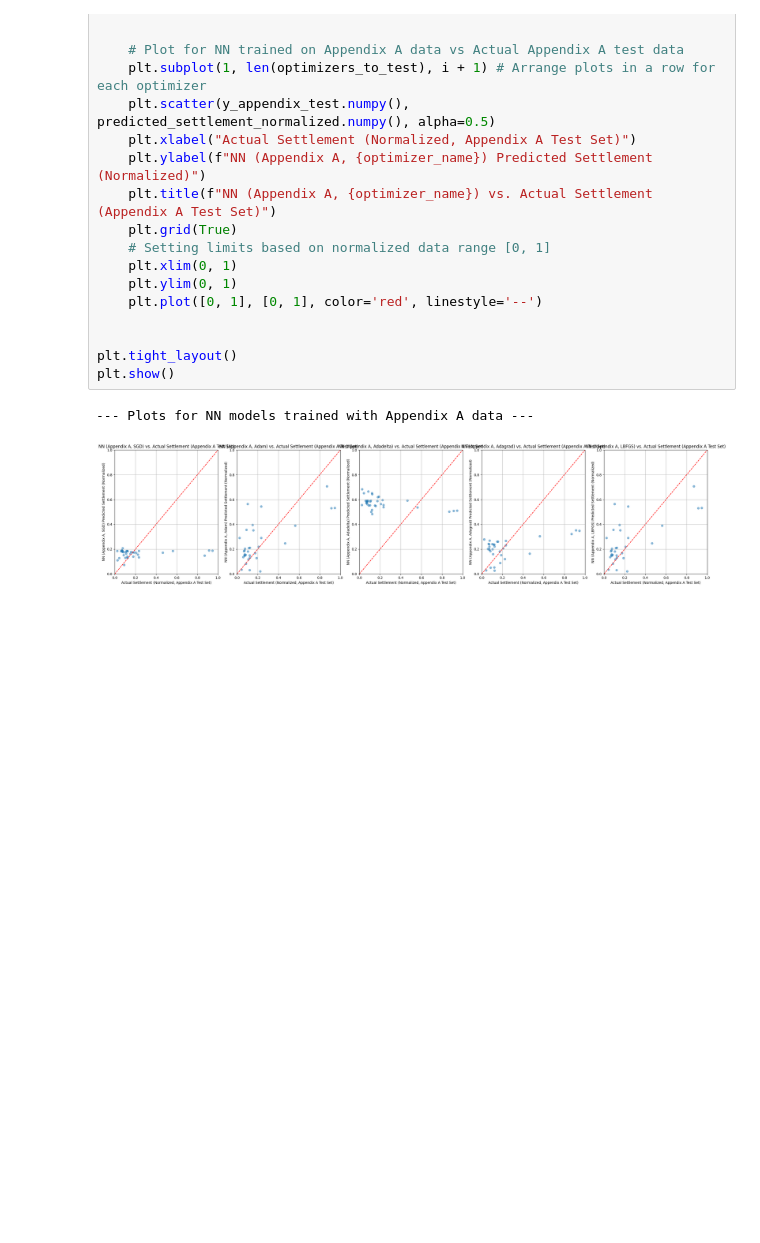
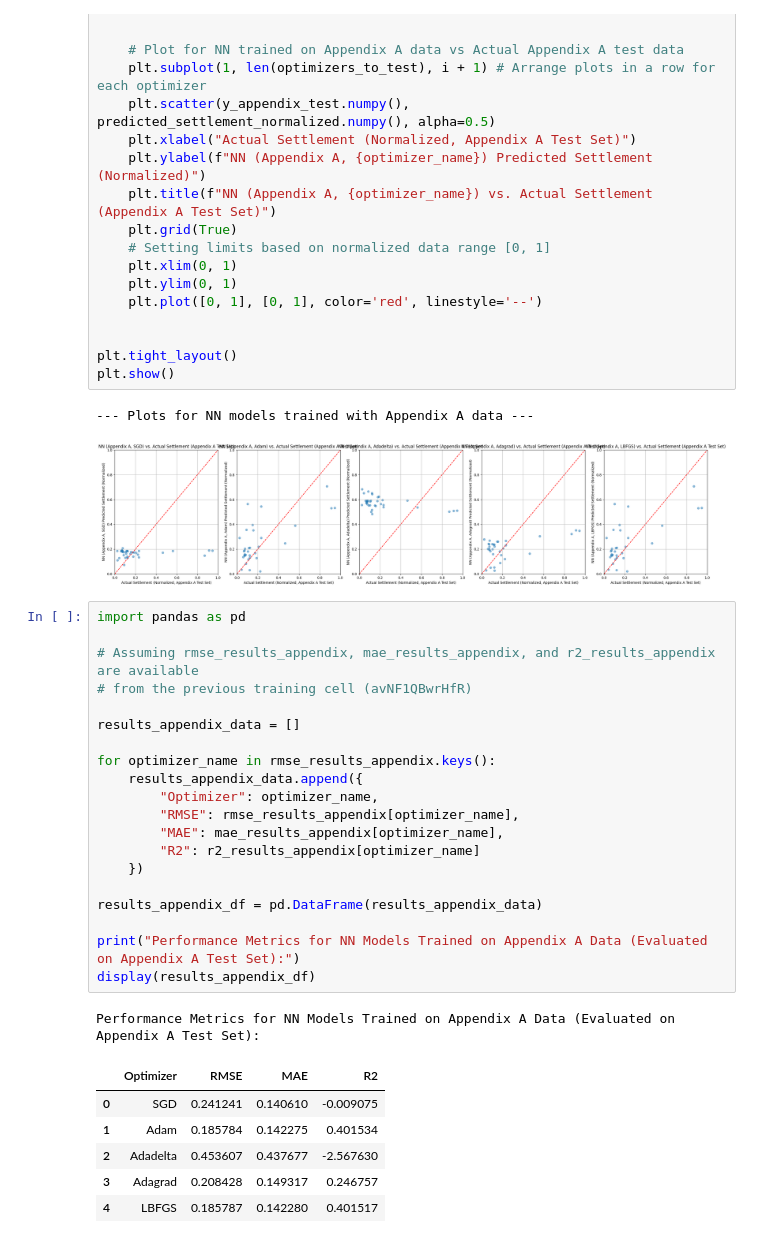
Before and after one commit to kdwilli/sandy-settlement, a Jupyter notebook: Implementation_Project.ipynb, the cells around one changed output. Cells and saved outputs as stored; diff of their text form; blank space fills up the shorter version.

Commit message:
includes metrics for appendix A data

```diff
--- a/Implementation_Project.ipynb
+++ b/Implementation_Project.ipynb
@@ -1031,3 +1031,31 @@ plt.show()
 # %% [output]
 --- Plots for NN models trained with Appendix A data ---
 [figure]
+# %%
+import pandas as pd
+
+# Assuming rmse_results_appendix, mae_results_appendix, and r2_results_appendix are available
+# from the previous training cell (avNF1QBwrHfR)
+
+results_appendix_data = []
+
+for optimizer_name in rmse_results_appendix.keys():
+    results_appendix_data.append({
+        "Optimizer": optimizer_name,
+        "RMSE": rmse_results_appendix[optimizer_name],
+        "MAE": mae_results_appendix[optimizer_name],
+        "R2": r2_results_appendix[optimizer_name]
+    })
+
+results_appendix_df = pd.DataFrame(results_appendix_data)
+
+print("Performance Metrics for NN Models Trained on Appendix A Data (Evaluated on Appendix A Test Set):")
+display(results_appendix_df)
+# %% [output]
+Performance Metrics for NN Models Trained on Appendix A Data (Evaluated on Appendix A Test Set):
+|  | Optimizer | RMSE | MAE | R2 |
+| 0 | SGD | 0.241241 | 0.140610 | -0.009075 |
+| 1 | Adam | 0.185784 | 0.142275 | 0.401534 |
+| 2 | Adadelta | 0.453607 | 0.437677 | -2.567630 |
+| 3 | Adagrad | 0.208428 | 0.149317 | 0.246757 |
+| 4 | LBFGS | 0.185787 | 0.142280 | 0.401517 |
```
